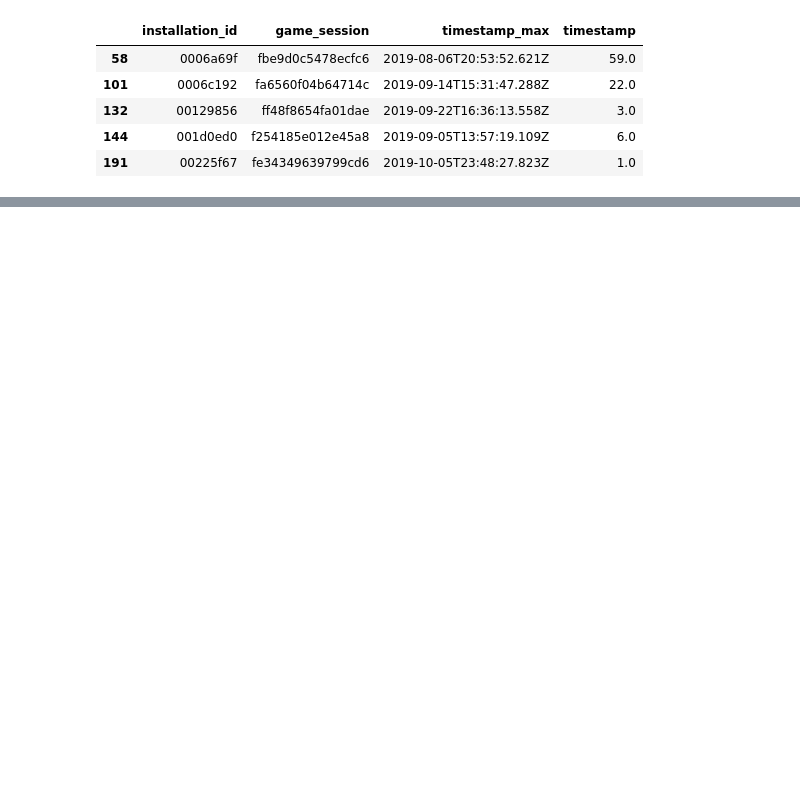
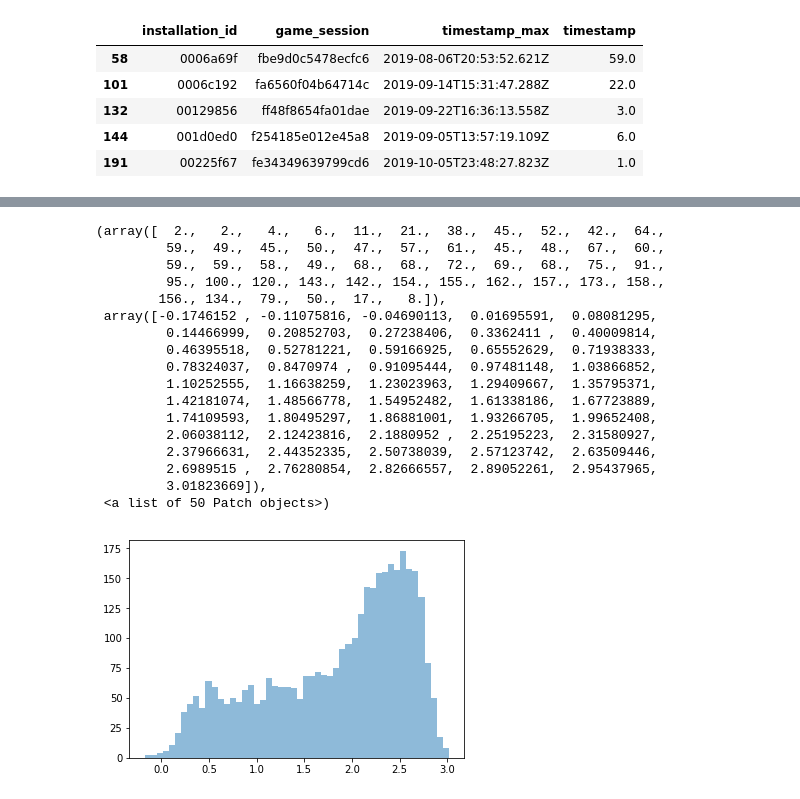
Before and after one commit to guchio3/kaggle-dsb-2019, a Jupyter notebook: notebooks/e026_target_length_analysis.ipynb, the cells around one changed output, grey strips where cells are left out. Cells and saved outputs as stored; diff of their text form; code cells hidden in the pictures; blank space fills up the shorter version.

```diff
--- a/notebooks/e026_target_length_analysis.ipynb
+++ b/notebooks/e026_target_length_analysis.ipynb
@@ -192,0 +415,21 @@ trn_cnt_df_2.head()
+# %%
+plt.hist(oof[oof != 0], bins=50, alpha=0.5)
+# %% [output]
+(array([  2.,   2.,   4.,   6.,  11.,  21.,  38.,  45.,  52.,  42.,  64.,
+         59.,  49.,  45.,  50.,  47.,  57.,  61.,  45.,  48.,  67.,  60.,
+         59.,  59.,  58.,  49.,  68.,  68.,  72.,  69.,  68.,  75.,  91.,
+         95., 100., 120., 143., 142., 154., 155., 162., 157., 173., 158.,
+        156., 134.,  79.,  50.,  17.,   8.]),
+ array([-0.1746152 , -0.11075816, -0.04690113,  0.01695591,  0.08081295,
+         0.14466999,  0.20852703,  0.27238406,  0.3362411 ,  0.40009814,
+         0.46395518,  0.52781221,  0.59166925,  0.65552629,  0.71938333,
+         0.78324037,  0.8470974 ,  0.91095444,  0.97481148,  1.03866852,
+         1.10252555,  1.16638259,  1.23023963,  1.29409667,  1.35795371,
+         1.42181074,  1.48566778,  1.54952482,  1.61338186,  1.67723889,
+         1.74109593,  1.80495297,  1.86881001,  1.93266705,  1.99652408,
+         2.06038112,  2.12423816,  2.1880952 ,  2.25195223,  2.31580927,
+         2.37966631,  2.44352335,  2.50738039,  2.57123742,  2.63509446,
+         2.6989515 ,  2.76280854,  2.82666557,  2.89052261,  2.95437965,
+         3.01823669]),
+ <a list of 50 Patch objects>)
+[figure, added]
```
Also changed, not shown: parts of 77 cells of this notebook, 6 other files.
